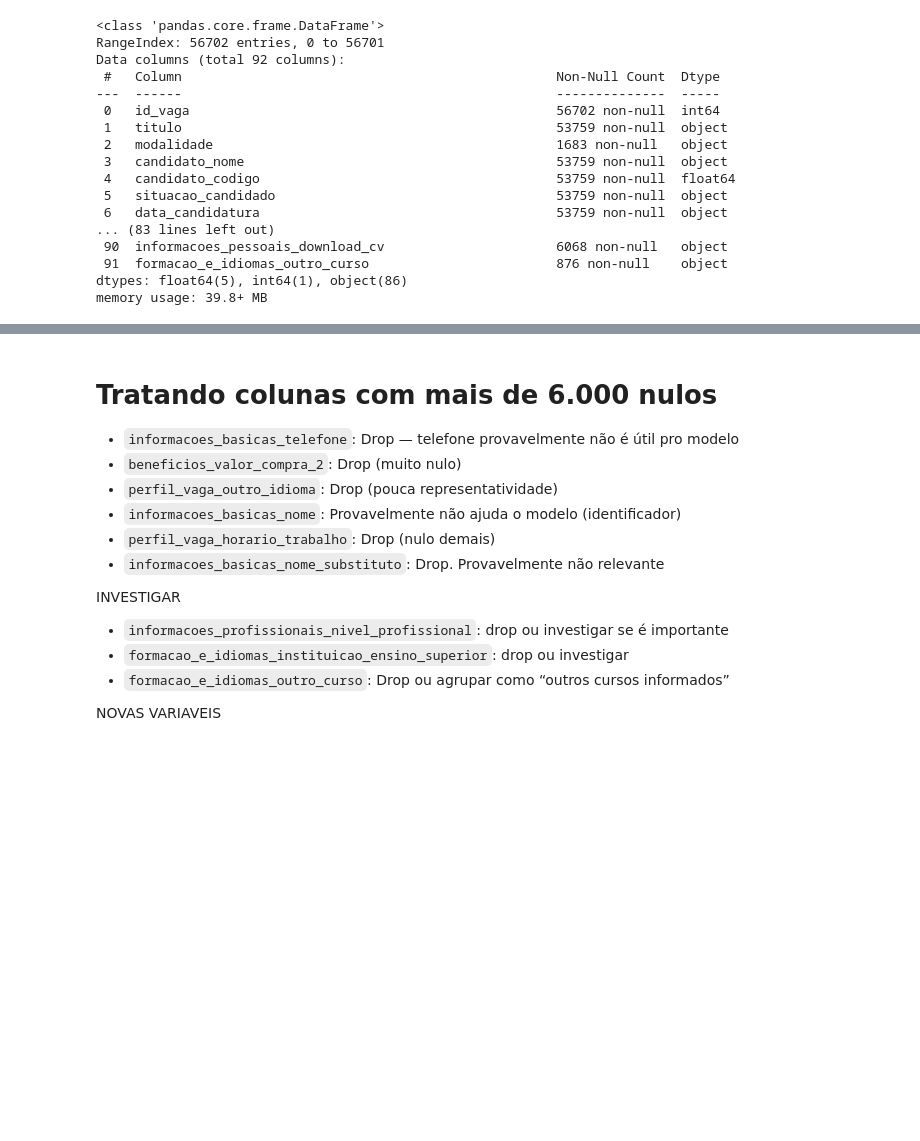
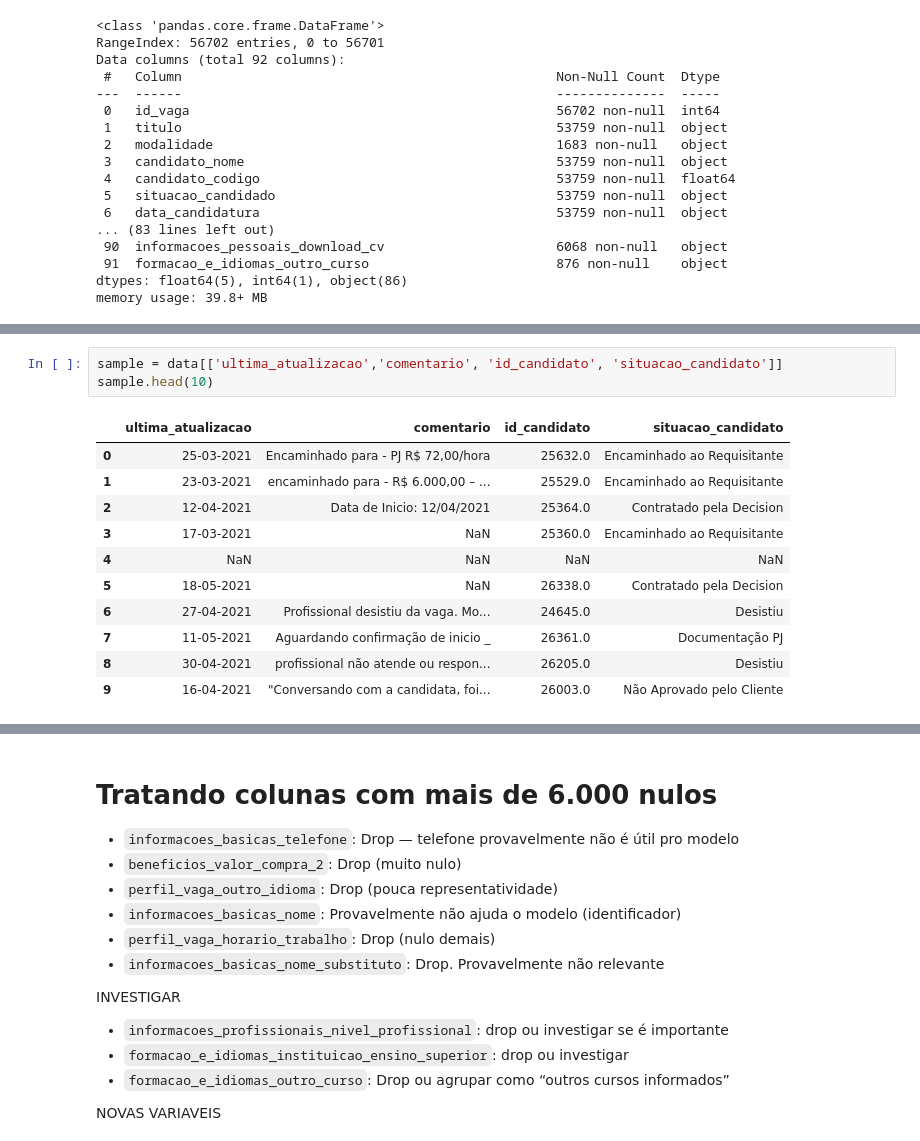
Before and after one commit to letpires/AIDecision, a Jupyter notebook: eda.ipynb, the cells around one changed output, grey strips where cells are left out. Cells and saved outputs as stored; diff of their text form; blank space fills up the shorter version.

```diff
--- a/eda.ipynb
+++ b/eda.ipynb
@@ -472,0 +276,15 @@ nulos_df
+# %%
+sample = data[['ultima_atualizacao','comentario', 'id_candidato', 'situacao_candidato']]
+sample.head(10)
+# %% [output]
+|  | ultima_atualizacao | comentario | id_candidato | situacao_candidato |
+| 0 | 25-03-2021 | Encaminhado para - PJ R$ 72,00/hora | 25632.0 | Encaminhado ao Requisitante |
+| 1 | 23-03-2021 | encaminhado para - R$ 6.000,00 – ... | 25529.0 | Encaminhado ao Requisitante |
+| 2 | 12-04-2021 | Data de Inicio: 12/04/2021 | 25364.0 | Contratado pela Decision |
+| 3 | 17-03-2021 | NaN | 25360.0 | Encaminhado ao Requisitante |
+| 4 | NaN | NaN | NaN | NaN |
+| 5 | 18-05-2021 | NaN | 26338.0 | Contratado pela Decision |
+| 6 | 27-04-2021 | Profissional desistiu da vaga. Mo... | 24645.0 | Desistiu |
+| 7 | 11-05-2021 | Aguardando confirmação de inicio _ | 26361.0 | Documentação PJ |
+| 8 | 30-04-2021 | profissional não atende ou respon... | 26205.0 | Desistiu |
+| 9 | 16-04-2021 | "Conversando com a candidata, foi... | 26003.0 | Não Aprovado pelo Cliente |
```
Also changed, not shown: parts of 80 cells of this notebook.
